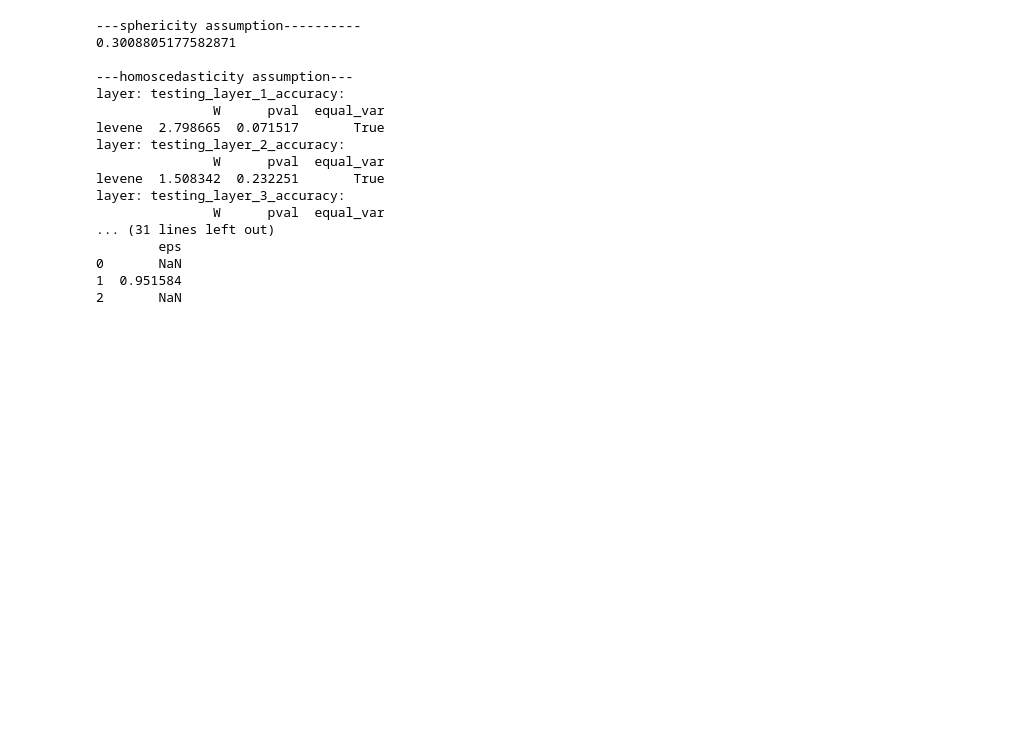
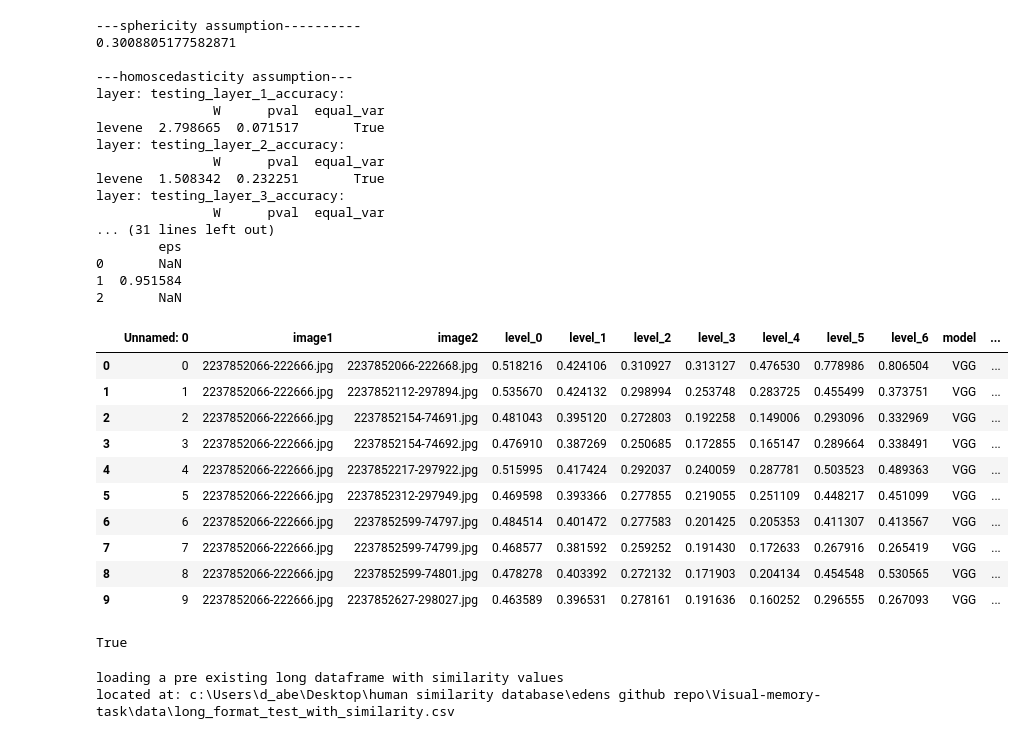
Before and after one commit to edenjenzohar/Visual-memory-task, a Jupyter notebook: analysis/all_time_gaps_anaylsis.ipynb, the cells around one changed output. Saved outputs shown, nothing was run; the diff lists cells and outputs as text; code cells hidden in the pictures; blank space fills up the shorter version.

```diff
--- a/analysis/all_time_gaps_anaylsis.ipynb
+++ b/analysis/all_time_gaps_anaylsis.ipynb
@@ -400,3 +373,55 @@ layer: testing_layer_3_accuracy:
 0       NaN
 1  0.951584
 2       NaN
+# %%
+#this section adds the similarity value of each traget-distrator pair across the 3 levels of similarity:
+similarity_df=pd.read_csv(PATH_TO_DATA.parent / 'similarity_fungi_all.csv')
+similarity_df['image1']=similarity_df['image1'].str.replace('.pkl','.jpg',regex=True)
+similarity_df['image2']=similarity_df['image2'].str.replace('.pkl','.jpg',regex=True)
+similarity_df.head(10)
+# %% [output]
+|  | Unnamed: 0 | image1 | image2 | level_0 | level_1 | level_2 | level_3 | level_4 | level_5 | level_6 | model | ... |
+| 0 | 0 | 2237852066-222666.jpg | 2237852066-222668.jpg | 0.518216 | 0.424106 | 0.310927 | 0.313127 | 0.476530 | 0.778986 | 0.806504 | VGG | ... |
+| 1 | 1 | 2237852066-222666.jpg | 2237852112-297894.jpg | 0.535670 | 0.424132 | 0.298994 | 0.253748 | 0.283725 | 0.455499 | 0.373751 | VGG | ... |
+| 2 | 2 | 2237852066-222666.jpg | 2237852154-74691.jpg | 0.481043 | 0.395120 | 0.272803 | 0.192258 | 0.149006 | 0.293096 | 0.332969 | VGG | ... |
+| 3 | 3 | 2237852066-222666.jpg | 2237852154-74692.jpg | 0.476910 | 0.387269 | 0.250685 | 0.172855 | 0.165147 | 0.289664 | 0.338491 | VGG | ... |
+| 4 | 4 | 2237852066-222666.jpg | 2237852217-297922.jpg | 0.515995 | 0.417424 | 0.292037 | 0.240059 | 0.287781 | 0.503523 | 0.489363 | VGG | ... |
+| 5 | 5 | 2237852066-222666.jpg | 2237852312-297949.jpg | 0.469598 | 0.393366 | 0.277855 | 0.219055 | 0.251109 | 0.448217 | 0.451099 | VGG | ... |
+| 6 | 6 | 2237852066-222666.jpg | 2237852599-74797.jpg | 0.484514 | 0.401472 | 0.277583 | 0.201425 | 0.205353 | 0.411307 | 0.413567 | VGG | ... |
+| 7 | 7 | 2237852066-222666.jpg | 2237852599-74799.jpg | 0.468577 | 0.381592 | 0.259252 | 0.191430 | 0.172633 | 0.267916 | 0.265419 | VGG | ... |
+| 8 | 8 | 2237852066-222666.jpg | 2237852599-74801.jpg | 0.478278 | 0.403392 | 0.272132 | 0.171903 | 0.204134 | 0.454548 | 0.530565 | VGG | ... |
+| 9 | 9 | 2237852066-222666.jpg | 2237852627-298027.jpg | 0.463589 | 0.396531 | 0.278161 | 0.191636 | 0.160252 | 0.296555 | 0.267093 | VGG | ... |
+# %%
+ (PATH_TO_DATA / 'long_format_test_with_similarity.csv').exists()
+# %% [output]
+True
+# %%
+#add the similarity columns to the long data format:
+
+if (PATH_TO_DATA / 'long_format_test_with_similarity.csv').exists():
+    print('loading a pre existing long dataframe with similarity values\nlocated at:',PATH_TO_DATA / 'long_format_test_with_similarity.csv')
+    all_valid_test_df_long_format=pd.read_csv(PATH_TO_DATA / 'long_format_test_with_similarity.csv')
+else:
+    print('calculating a long dataframe with similarity values')
+    sim_levels_colnames=[colname for colname in similarity_df.columns if 'level_' in colname]
+
+    #get all unique pairs:
+    all_pairs=[set([img1,img2]) for img1,img2 in all_valid_test_df_long_format[['image1','image2']].values]
+    all_unique_pairs=[]
+    for pair in all_pairs:
+        if pair not in all_unique_pairs:
+            all_unique_pairs.append(pair)
+
+    print(f'running on {len(all_unique_pairs)} options of the displayed image pairs: extracting thier similarity level across all layers')
+
+    for img1,img2 in all_unique_pairs:
+        #get all the instances from the long format data that contains this pair:
+        all_valid_test_df_long_format.loc[((all_valid_test_df_long_format['image1']==img1) & (all_valid_test_df_long_format['image2']==img2))
+            | ((all_valid_test_df_long_format['image1']==img2) & (all_valid_test_df_long_format['image2']==img1)),sim_levels_colnames]=similarity_df.loc[((similarity_df['image1']==img1) & (similarity_df['image2']==img2))
+            | ((similarity_df['image1']==img2) & (similarity_df['image2']==img1)),sim_levels_colnames].values[0,:].tolist()
+
+    #save
+    all_valid_test_df_long_format.to_csv(PATH_TO_DATA / 'long_format_test_with_similarity.csv',index=False)
+# %% [output]
+loading a pre existing long dataframe with similarity values
+located at: c:\Users\d_abe\Desktop\human similarity database\edens github repo\Visual-memory-task\data\long_format_test_with_similarity.csv
```
Also changed, not shown: parts of 20 cells of this notebook, 1 other file.
